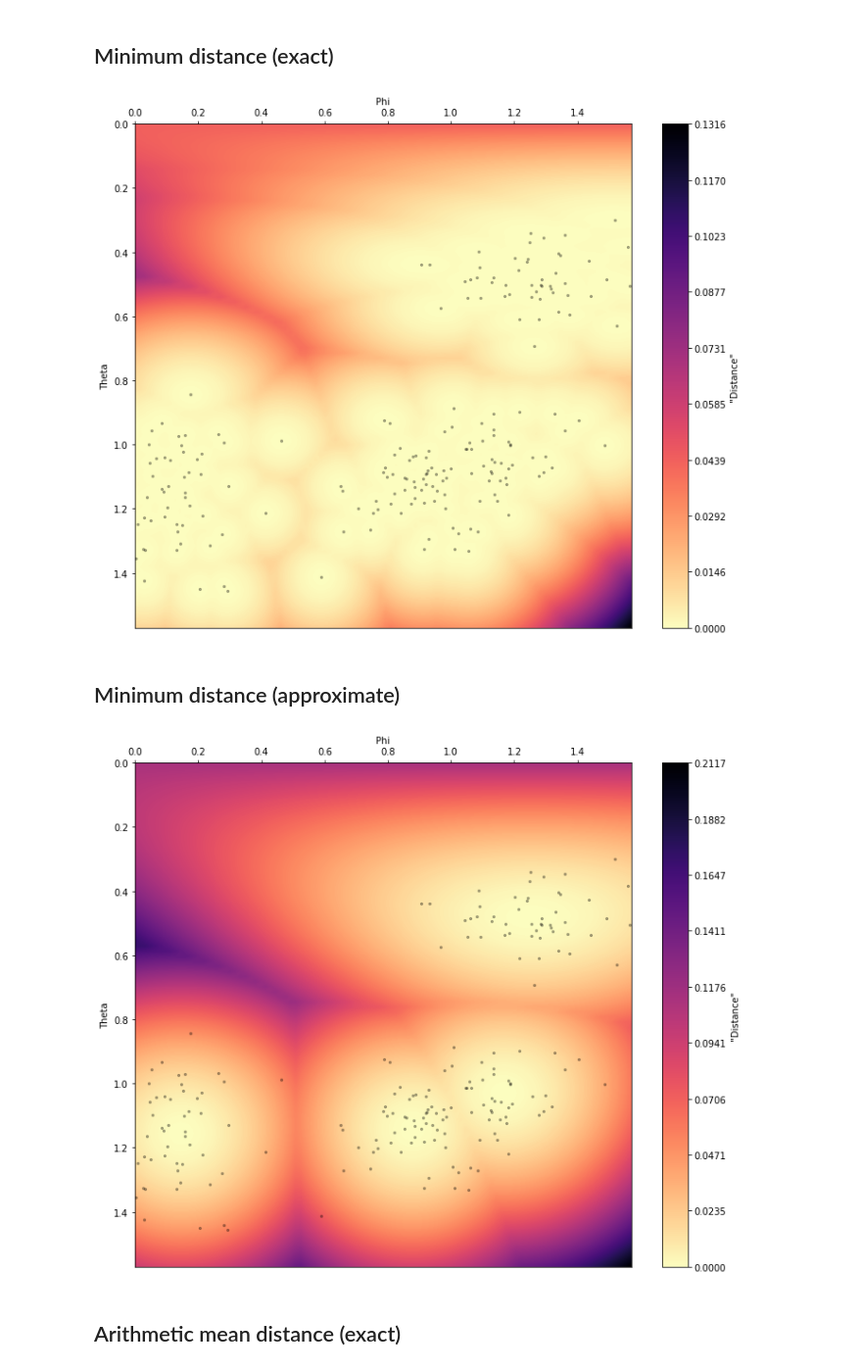
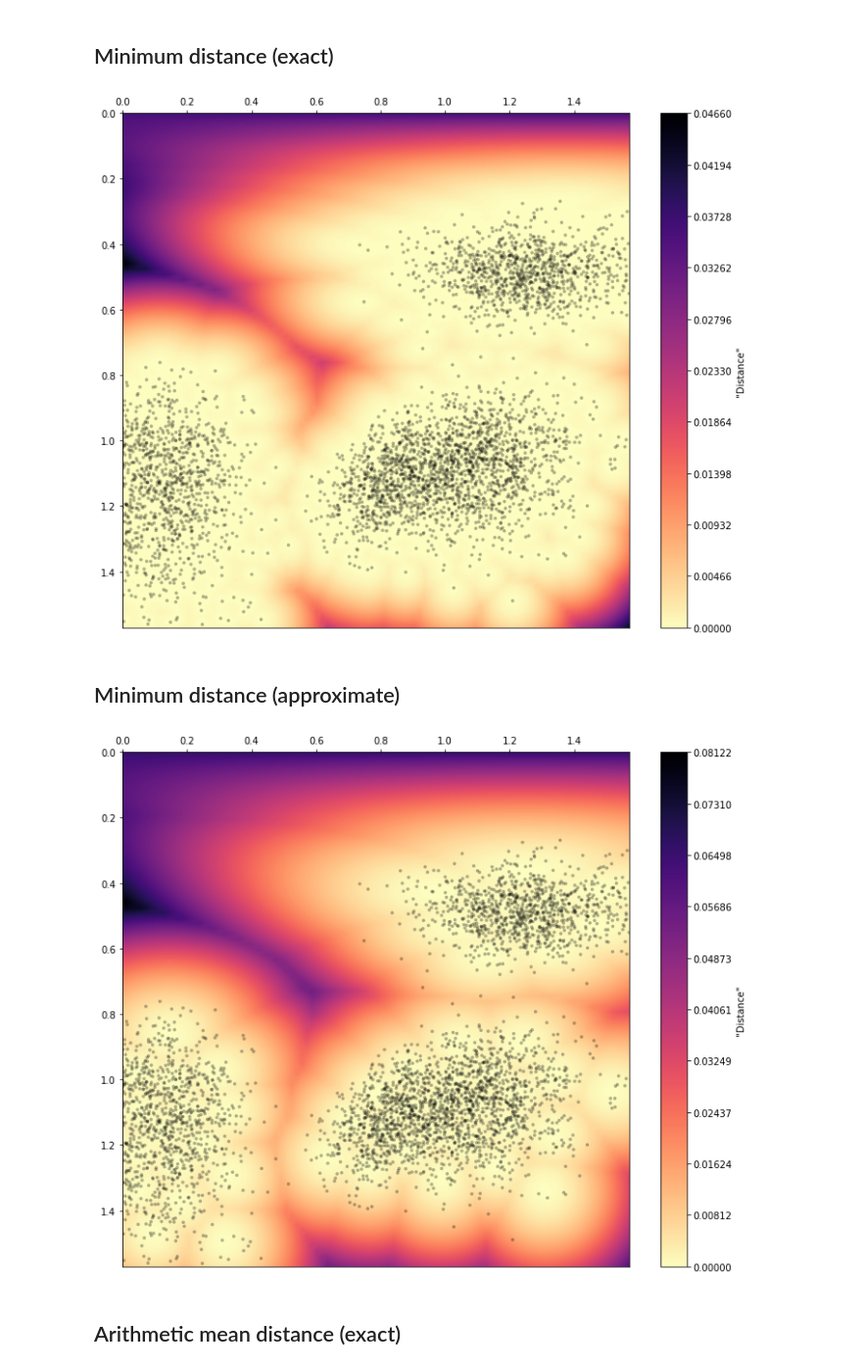
Before and after one commit to chrismbryant/anchor-vector-optimization, a Jupyter notebook: look-alike.ipynb, the cells around one changed output. Shown at 98% size. Drawn from its saved outputs; the diff is of its cells as text; code cells hidden in the pictures.

Commit message:
Streamline plotting and image-saving process

```diff
--- a/look-alike.ipynb
+++ b/look-alike.ipynb
@@ -8,6 +8,9 @@ from sklearn.preprocessing import normalize
 import matplotlib.pyplot as plt
 import matplotlib.colors
 from mpl_toolkits.mplot3d import Axes3D
+# %%
+num_points = 1000 # true num  = num * 4
+k = 50
 # %% [markdown]
 # Generate Data
 # %%
@@ -27,7 +30,7 @@ def cart_to_sphere(x, y, z):
 
     return r, theta, phi
 
-def rand_points(num = 50, mu = 0, sigma = 1):
+def rand_points(num = num_points, mu = 0, sigma = 1):
 
     return np.random.randn(num) * sigma - mu
 
@@ -62,11 +65,9 @@ data_ang = np.array(cart_to_sphere(*data))
 # %% [markdown]
 # K-means Cluster Data
 # %%
-data_train = np.array([X, Y, Z]).T
-
 print("Training k-means...")
 
-k = 4
+k = k
 
 kmeans = KMeans(
     n_clusters = k,
@@ -161,7 +162,7 @@ D_arith_raw = get_D_arith(dist, weights)
 # %% [markdown]
 # Visualize Data
 # %%
-def make_2D_plot(Phi, Theta, D):
+def make_2D_plot(Phi, Theta, D, img_path=None):
 
     %matplotlib inline
 
@@ -171,20 +172,37 @@ def make_2D_plot(Phi, Theta, D):
     norm = matplotlib.colors.Normalize(np.min(D), np.max(D))
     sm = plt.cm.ScalarMappable(norm=norm, cmap="magma_r")
     sm.set_array([])
-    cbar = fig.colorbar(sm, ticks=np.linspace(np.min(D), np.max(D), 10))
+    cbar = fig.colorbar(sm, ticks=np.linspace(np.min(D), np.max(D), 11))
     cbar.set_label('"Distance"')
 
     ax.contourf(Phi.T, Theta.T, D, 1000, cmap = "magma_r")
 #     ax.contour(Phi.T, Theta.T, D, 50, cmap = "magma_r")
-    ax.scatter(data_ang[2], data_ang[1], c = "black", s = 5, alpha = 0.3)
+    ax.scatter(
+        data_ang[2],
+        data_ang[1],
+        c = "black",
+        s = 50,
+        marker = ".",
+        edgecolors = "none",
+        alpha = 0.3)
+
+    size = 20
 
     ax.set_xlim(0, np.pi/2)
     ax.set_ylim(0, np.pi/2)
-    ax.set_xlabel("Phi")
-    ax.set_ylabel("Theta")
+#     ax.set_xlabel("φ", {"size": size})
+#     h = ax.set_ylabel("θ", {"size": size})
+#     h.set_rotation(0)
     ax.xaxis.tick_top()
     ax.xaxis.set_label_position("top")
     plt.gca().invert_yaxis()
+
+    if img_path:
+        plt.savefig(
+            fname = "look-alike_images/" + img_path,
+            transparent = True,
+            dpi = 300,
+        )
 
     plt.show()
     plt.close(fig)
@@ -219,15 +238,15 @@ make_2D_plot(Phi, Theta, D_geo)
 # %% [markdown]
 ##  Minimum distance (exact)
 # %%
-make_2D_plot(Phi, Theta, D_min_raw)
+make_2D_plot(Phi, Theta, D_min_raw, "min_exact")
 # %% [output]
-[figure, old version]
+[figure, new version]
 # %% [markdown]
 ## Minimum distance (approximate)
 # %%
-make_2D_plot(Phi, Theta, D_min)
+make_2D_plot(Phi, Theta, D_min, "min_approx")
 # %% [output]
-[figure, old version]
+[figure, new version]
 # %% [markdown]
 ## Arithmetic mean distance (exact)
 # %%
```
Also changed, not shown: parts of 6 cells of this notebook.
